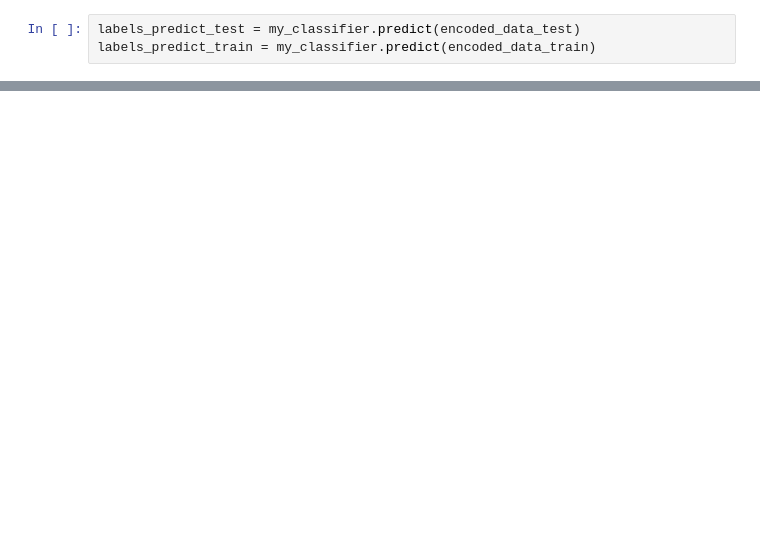
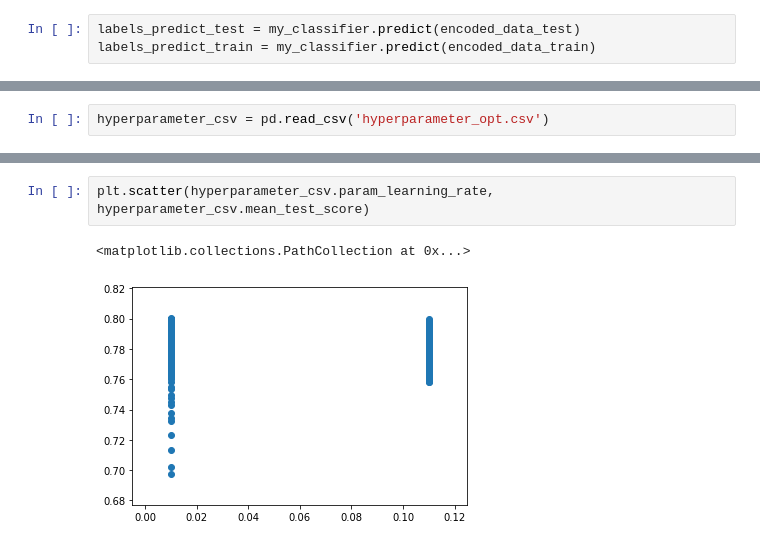
Before and after one commit to rcjackson/arming_the_edge, a Jupyter notebook: notebooks/Time period identification.ipynb, the cells around one changed output, grey strips where cells are left out. Saved outputs shown, nothing was run; the diff lists cells and outputs as text; blank space fills up the shorter version.

```diff
--- a/notebooks/Time period identification.ipynb
+++ b/notebooks/Time period identification.ipynb
@@ -420,0 +564,2 @@ Percent correct in training set: 97.09
+# %%
+hyperparameter_csv = pd.read_csv('hyperparameter_opt.csv')
@@ -420,0 +582,5 @@ Percent correct in training set: 97.09
+# %%
+plt.scatter(hyperparameter_csv.param_learning_rate, hyperparameter_csv.mean_test_score)
+# %% [output]
+<matplotlib.collections.PathCollection at 0x...>
+[figure, added]
```
Also changed, not shown: parts of 39 cells of this notebook, 1 other file.
